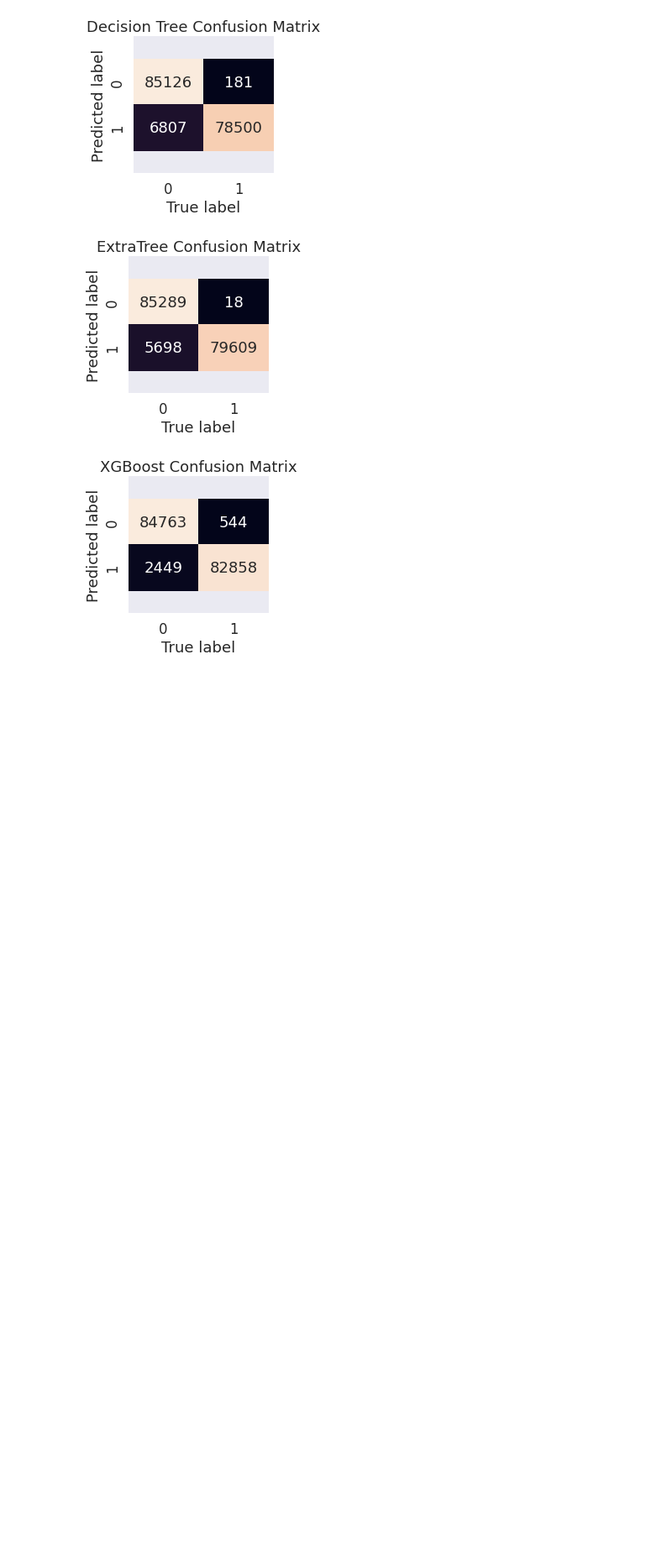
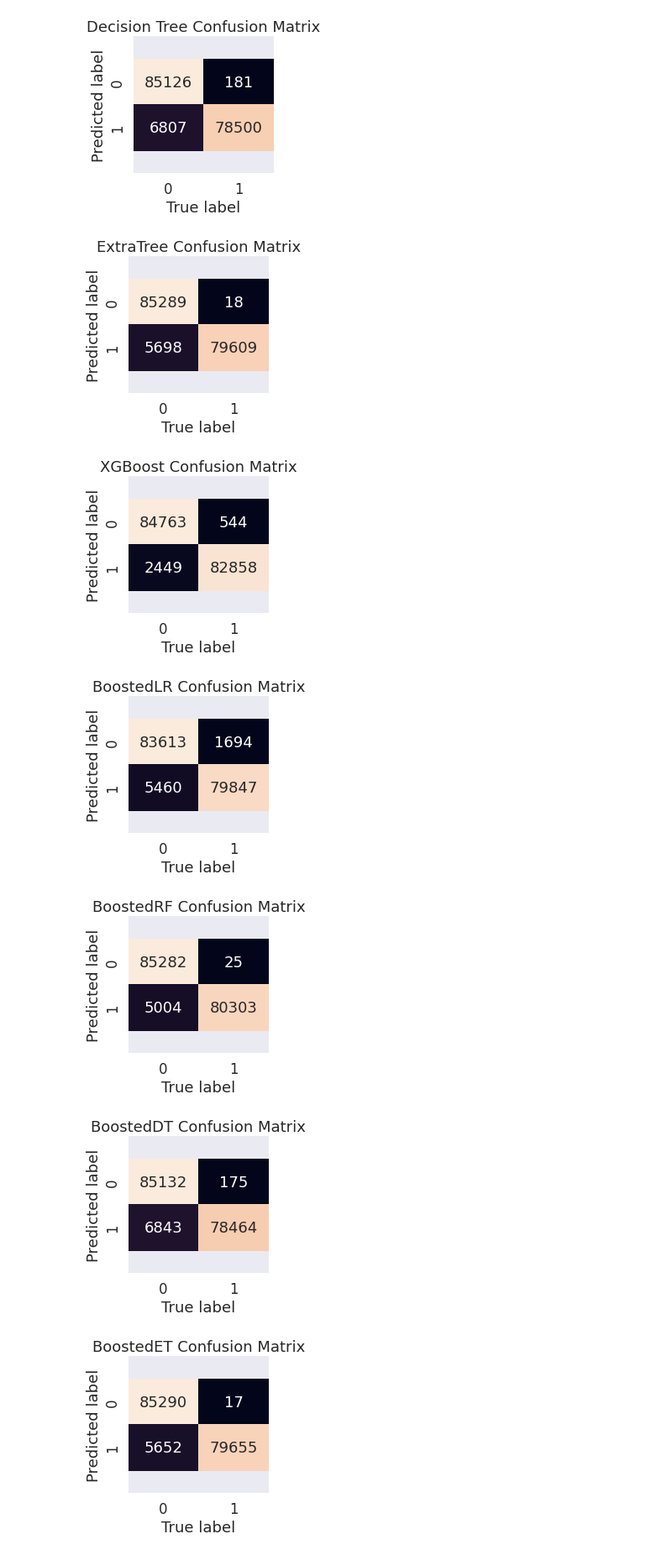
Before and after one commit to jakeisthegoat/Credit-Card-Fraud-Detection, a Jupyter notebook: Model/SMOTEAdaBoost.ipynb, the cells around one changed output. Shown at 84% size. Cells and saved outputs as stored; diff of their text form; code cells hidden in the pictures; blank space fills up the shorter version.

```diff
--- a/Model/SMOTEAdaBoost.ipynb
+++ b/Model/SMOTEAdaBoost.ipynb
@@ -337,6 +335,14 @@ plot_conf_mat(models, X_train_ns, y_train_ns, X_test_ns, y_test_ns)
 [figure]
 [figure]
 [figure]
+# %%
+# Plot confusion matrices for boosted models
+plot_conf_mat(boosted_models, X_train_ns, y_train_ns, X_test_ns, y_test_ns)
+# %% [output]
+[figure, added]
+[figure, added]
+[figure, added]
+[figure, added]
 # %%
 print(classification_report(y_test, y_preds))
 # %%
```
Also changed, not shown: parts of 1 cell of this notebook.
